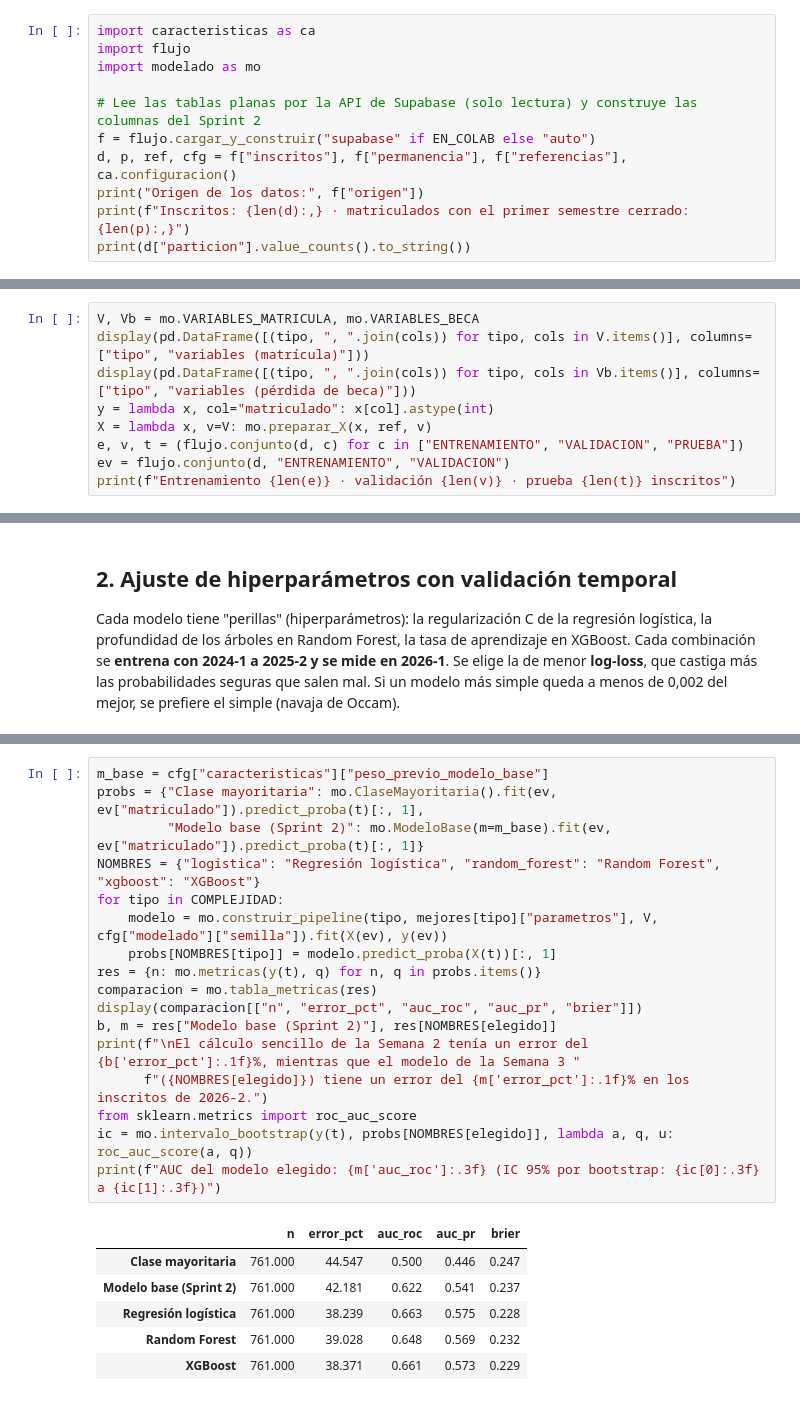
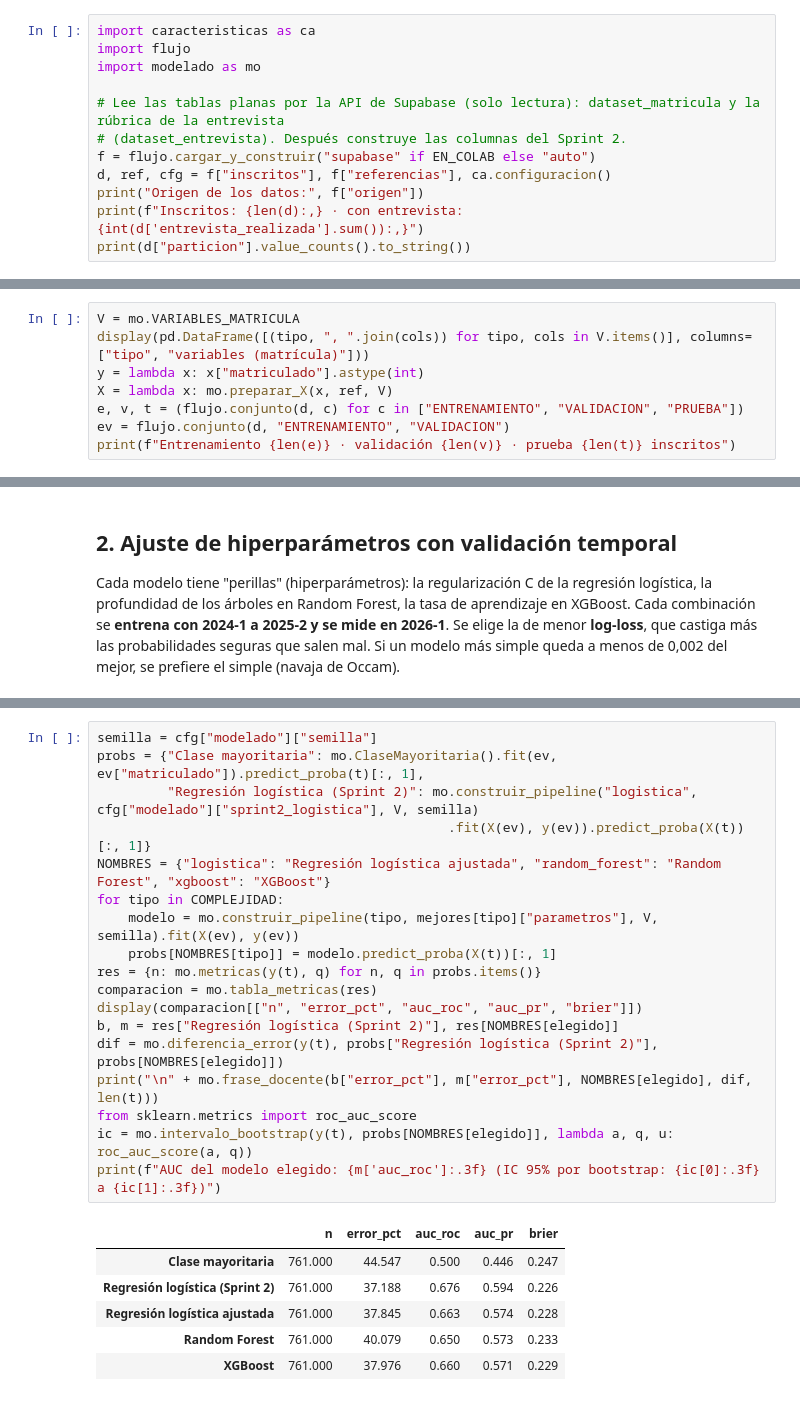
Before and after one commit to xyosho/Proyecto-Homologacion-ML, a Jupyter notebook: sprint3_modelado_local.ipynb, the cells around one changed output, grey strips where cells are left out. Saved outputs shown, nothing was run; the diff lists cells and outputs as text.

```diff
--- a/sprint3_modelado_local.ipynb
+++ b/sprint3_modelado_local.ipynb
@@ -41,11 +38,12 @@ import caracteristicas as ca
 import flujo
 import modelado as mo
 
-# Lee las tablas planas por la API de Supabase (solo lectura) y construye las columnas del Sprint 2
+# Lee las tablas planas por la API de Supabase (solo lectura): dataset_matricula y la rúbrica de la entrevista
+# (dataset_entrevista). Después construye las columnas del Sprint 2.
 f = flujo.cargar_y_construir("supabase" if EN_COLAB else "auto")
-d, p, ref, cfg = f["inscritos"], f["permanencia"], f["referencias"], ca.configuracion()
+d, ref, cfg = f["inscritos"], f["referencias"], ca.configuracion()
 print("Origen de los datos:", f["origen"])
-print(f"Inscritos: {len(d):,} · matriculados con el primer semestre cerrado: {len(p):,}")
+print(f"Inscritos: {len(d):,} · con entrevista: {int(d['entrevista_realizada'].sum()):,}")
 print(d["particion"].value_counts().to_string())
 # %% [output]
 Origen de los datos: Supabase (API de solo lectura)
@@ -64,9 +62,8 @@ del Saber 11, y `semestre_2`, el ingreso a mitad de año.
 # %%
-V, Vb = mo.VARIABLES_MATRICULA, mo.VARIABLES_BECA
+V = mo.VARIABLES_MATRICULA
 display(pd.DataFrame([(tipo, ", ".join(cols)) for tipo, cols in V.items()], columns=["tipo", "variables (matrícula)"]))
-display(pd.DataFrame([(tipo, ", ".join(cols)) for tipo, cols in Vb.items()], columns=["tipo", "variables (pérdida de beca)"]))
-y = lambda x, col="matriculado": x[col].astype(int)
-X = lambda x, v=V: mo.preparar_X(x, ref, v)
+y = lambda x: x["matriculado"].astype(int)
+X = lambda x: mo.preparar_X(x, ref, V)
 e, v, t = (flujo.conjunto(d, c) for c in ["ENTRENAMIENTO", "VALIDACION", "PRUEBA"])
 ev = flujo.conjunto(d, "ENTRENAMIENTO", "VALIDACION")
 print(f"Entrenamiento {len(e)} · validación {len(v)} · prueba {len(t)} inscritos")
@@ -125,26 +120,27 @@ usó para elegir nada.
 - **AUC:** probabilidad de que el modelo ponga a un matriculado por encima de un no matriculado; 0,5 es azar.
 - **Brier:** error cuadrático de la probabilidad; más bajo es mejor.
 # %%
-m_base = cfg["caracteristicas"]["peso_previo_modelo_base"]
+semilla = cfg["modelado"]["semilla"]
 probs = {"Clase mayoritaria": mo.ClaseMayoritaria().fit(ev, ev["matriculado"]).predict_proba(t)[:, 1],
-         "Modelo base (Sprint 2)": mo.ModeloBase(m=m_base).fit(ev, ev["matriculado"]).predict_proba(t)[:, 1]}
-NOMBRES = {"logistica": "Regresión logística", "random_forest": "Random Forest", "xgboost": "XGBoost"}
+         "Regresión logística (Sprint 2)": mo.construir_pipeline("logistica", cfg["modelado"]["sprint2_logistica"], V, semilla)
+                                             .fit(X(ev), y(ev)).predict_proba(X(t))[:, 1]}
+NOMBRES = {"logistica": "Regresión logística ajustada", "random_forest": "Random Forest", "xgboost": "XGBoost"}
 for tipo in COMPLEJIDAD:
-    modelo = mo.construir_pipeline(tipo, mejores[tipo]["parametros"], V, cfg["modelado"]["semilla"]).fit(X(ev), y(ev))
+    modelo = mo.construir_pipeline(tipo, mejores[tipo]["parametros"], V, semilla).fit(X(ev), y(ev))
     probs[NOMBRES[tipo]] = modelo.predict_proba(X(t))[:, 1]
 res = {n: mo.metricas(y(t), q) for n, q in probs.items()}
 comparacion = mo.tabla_metricas(res)
 display(comparacion[["n", "error_pct", "auc_roc", "auc_pr", "brier"]])
-b, m = res["Modelo base (Sprint 2)"], res[NOMBRES[elegido]]
-print(f"\nEl cálculo sencillo de la Semana 2 tenía un error del {b['error_pct']:.1f}%, mientras que el modelo de la Semana 3 "
-      f"({NOMBRES[elegido]}) tiene un error del {m['error_pct']:.1f}% en los inscritos de 2026-2.")
+b, m = res["Regresión logística (Sprint 2)"], res[NOMBRES[elegido]]
+dif = mo.diferencia_error(y(t), probs["Regresión logística (Sprint 2)"], probs[NOMBRES[elegido]])
+print("\n" + mo.frase_docente(b["error_pct"], m["error_pct"], NOMBRES[elegido], dif, len(t)))
 from sklearn.metrics import roc_auc_score
 ic = mo.intervalo_bootstrap(y(t), probs[NOMBRES[elegido]], lambda a, q, u: roc_auc_score(a, q))
 print(f"AUC del modelo elegido: {m['auc_roc']:.3f} (IC 95% por bootstrap: {ic[0]:.3f} a {ic[1]:.3f})")
 # %% [output]
 |  | n | error_pct | auc_roc | auc_pr | brier |
 | Clase mayoritaria | 761.000 | 44.547 | 0.500 | 0.446 | 0.247 |
-| Modelo base (Sprint 2) | 761.000 | 42.181 | 0.622 | 0.541 | 0.237 |
-| Regresión logística | 761.000 | 38.239 | 0.663 | 0.575 | 0.228 |
-| Random Forest | 761.000 | 39.028 | 0.648 | 0.569 | 0.232 |
-| XGBoost | 761.000 | 38.371 | 0.661 | 0.573 | 0.229 |
+| Regresión logística (Sprint 2) | 761.000 | 37.188 | 0.676 | 0.594 | 0.226 |
+| Regresión logística ajustada | 761.000 | 37.845 | 0.663 | 0.574 | 0.228 |
+| Random Forest | 761.000 | 40.079 | 0.650 | 0.573 | 0.233 |
+| XGBoost | 761.000 | 37.976 | 0.660 | 0.571 | 0.229 |
```
Also changed, not shown: parts of 16 cells of this notebook, 29 other files.
